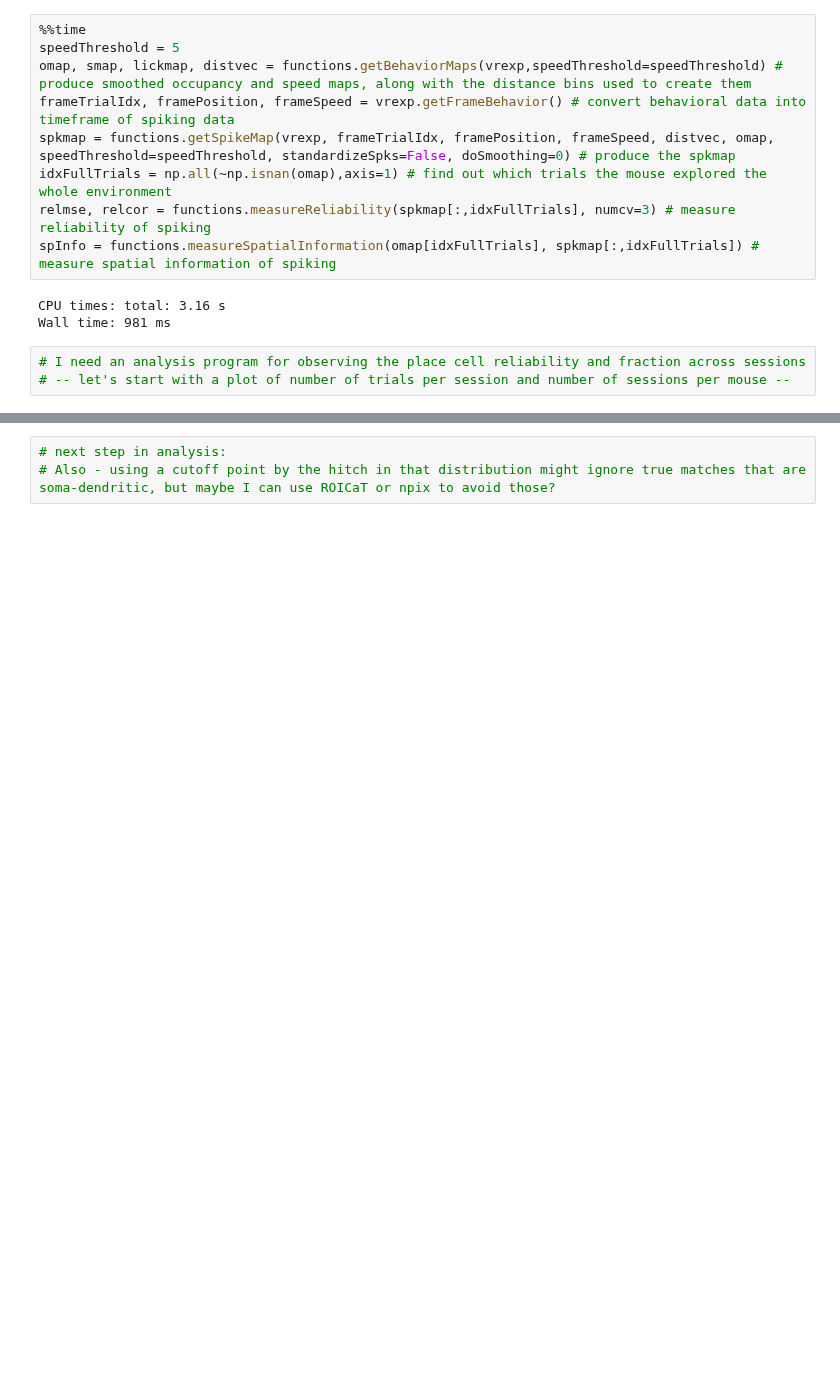
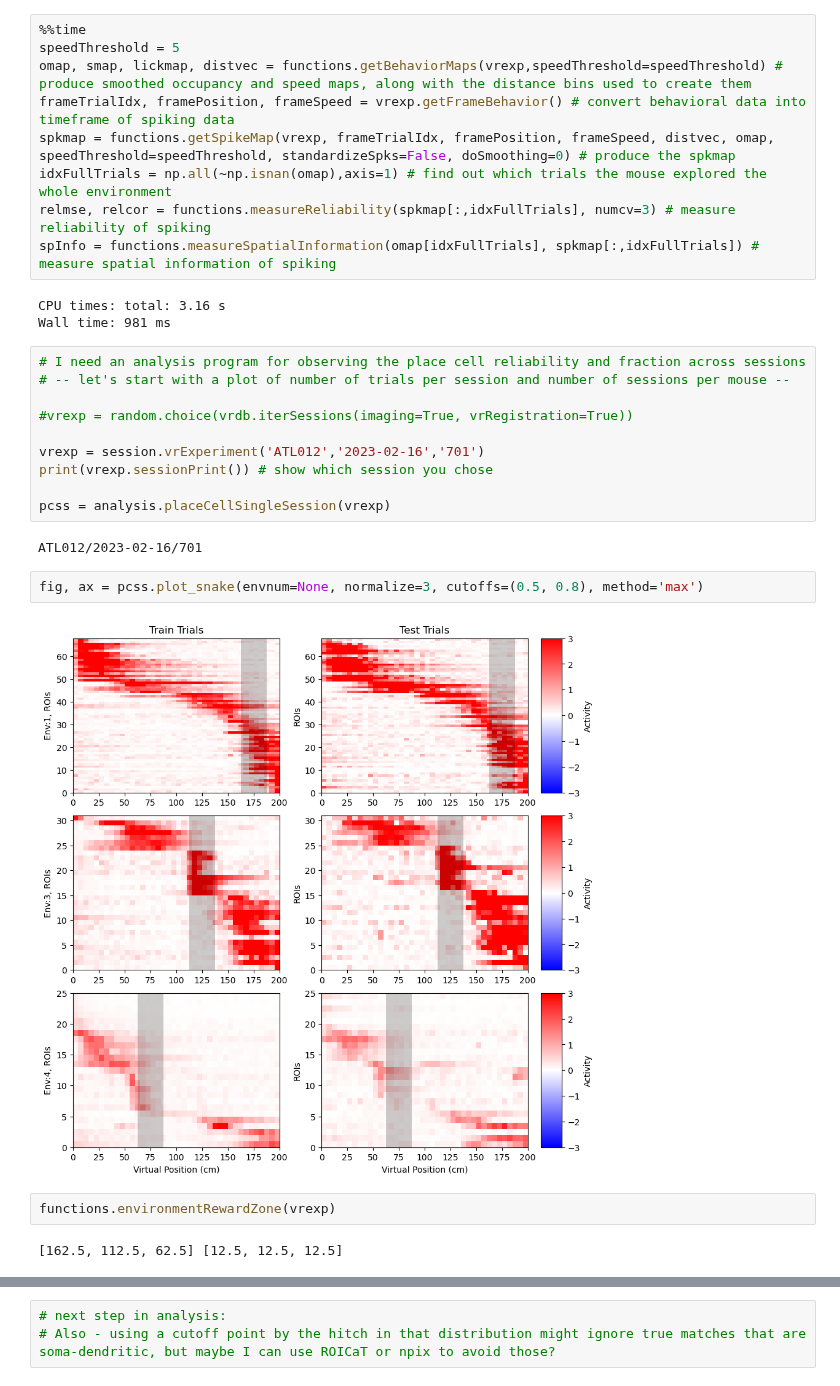
Before and after one commit to landoskape/vrAnalysis, a Jupyter notebook: testingPipelineFunctions.ipynb, the cells around one changed output, grey strips where cells are left out. Saved outputs shown, nothing was run; the diff lists cells and outputs as text; blank space fills up the shorter version.

Commit message:
Added place cell analysis

```diff
--- a/testingPipelineFunctions.ipynb
+++ b/testingPipelineFunctions.ipynb
@@ -121,3 +121,20 @@ Wall time: 981 ms
 # %%
 # I need an analysis program for observing the place cell reliability and fraction across sessions
 # -- let's start with a plot of number of trials per session and number of sessions per mouse --
+
+#vrexp = random.choice(vrdb.iterSessions(imaging=True, vrRegistration=True))
+
+vrexp = session.vrExperiment('ATL012','2023-02-16','701')
+print(vrexp.sessionPrint()) # show which session you chose
+
+pcss = analysis.placeCellSingleSession(vrexp)
+# %% [output]
+ATL012/2023-02-16/701
+# %%
+fig, ax = pcss.plot_snake(envnum=None, normalize=3, cutoffs=(0.5, 0.8), method='max')
+# %% [output]
+[figure, added]
+# %%
+functions.environmentRewardZone(vrexp)
+# %% [output]
+[162.5, 112.5, 62.5] [12.5, 12.5, 12.5]
```
Also changed, not shown: parts of 5 cells of this notebook, 2 other files.
